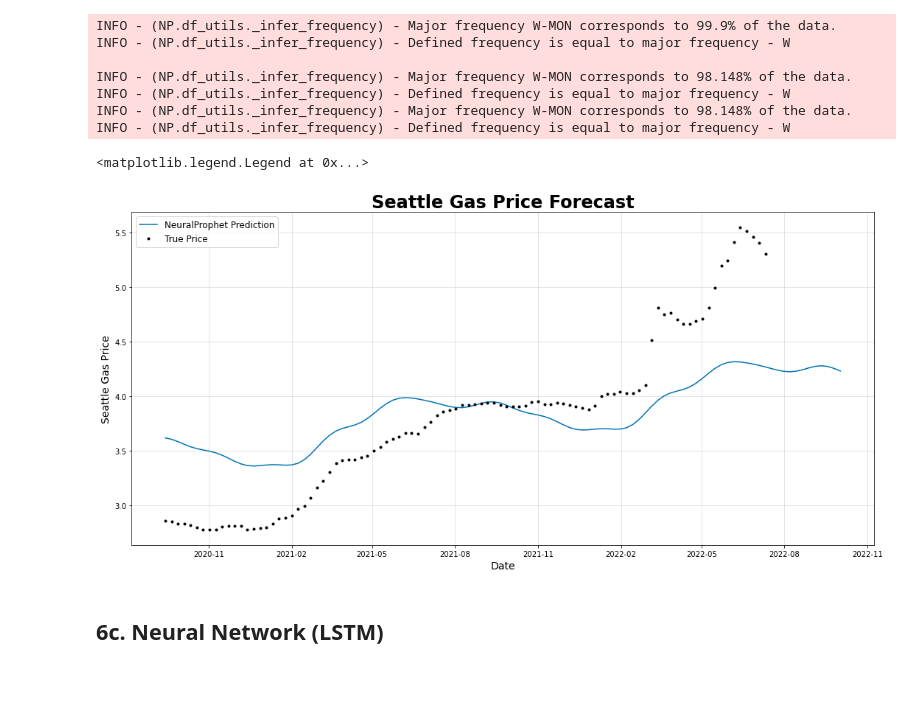
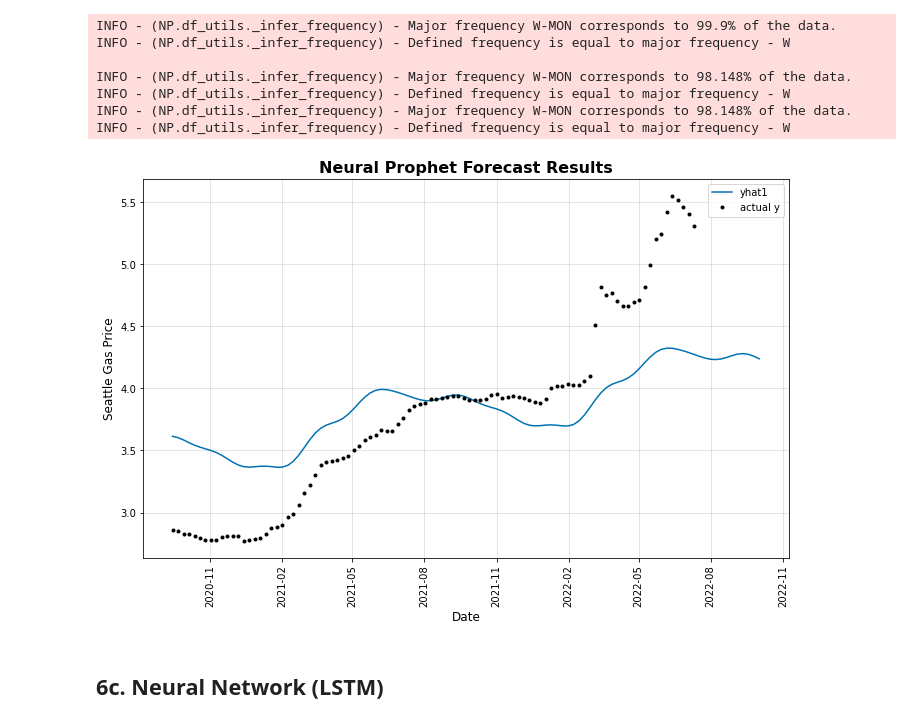
Before and after one commit to chrisprasanna/Predicting_Seattle_Gas_Prices_with_ML, a Jupyter notebook: Natural_Gas_Stock_Forecast.ipynb, the cells around one changed output. Saved outputs shown, nothing was run; the diff lists cells and outputs as text; code cells hidden in the pictures; blank space fills up the shorter version.

Commit message:
updated neural prophet plots and added model metric comparison table

```diff
--- a/Natural_Gas_Stock_Forecast.ipynb
+++ b/Natural_Gas_Stock_Forecast.ipynb
@@ -1034,8 +1110,8 @@ log-SmoothL1Loss
 # %%
 # fig = model.plot(model2.predict(df))
-fig, ax = plt.subplots(figsize=(15, 7))
-model.plot(model.predict(df), ax=ax)
-ax.set_xlabel('Date', fontsize=14)
-ax.set_ylabel('Seattle Gas Price', fontsize=14)
-ax.set_title("Seattle Gas Price Predictions \n (with model re-trained on all available data)", fontsize=24, fontweight="bold")
-ax.legend(labels=['NeuralProphet Prediction', 'True Price'], fontsize=12)
+# fig, ax = plt.subplots(figsize=(15, 7))
+# model.plot(model.predict(df), ax=ax)
+# # ax.set_xlabel('Date', fontsize=14)
+# # ax.set_ylabel('Seattle Gas Price', fontsize=14)
+# # ax.set_title("Seattle Gas Price Predictions \n (with model re-trained on all available data)", fontsize=24, fontweight="bold")
+# ax.legend(labels=['NeuralProphet Prediction', 'True Price'], fontsize=12)
@@ -1058,17 +1127,19 @@ INFO - (NP.df_utils._infer_frequency) - Defined frequency is equal to major freq
 INFO - (NP.df_utils._infer_frequency) - Major frequency W-MON corresponds to 98.148% of the data.
 INFO - (NP.df_utils._infer_frequency) - Defined frequency is equal to major frequency - W
 # %%
-# fig = model2.plot(forecast)
+fig = model2.plot(forecast)
+ax.legend(labels=['NeuralProphet Prediction', 'True Price'], fontsize=12)
 
-fig, ax = plt.subplots(figsize=(15, 7))
-model.plot(forecast, ax=ax)
-ax.set_xlabel('Date', fontsize=14)
-ax.set_ylabel('Seattle Gas Price', fontsize=14)
-ax.set_title("Seattle Gas Price Forecast", fontsize=24, fontweight="bold")
-ax.legend(labels=['NeuralProphet Prediction', 'True Price'], fontsize=12)
+# setting x limit. date range to plot
+ax.set_xlim(pd.to_datetime(['2020-01-01', '2022-12-31']))
+plt.xlabel('Date', fontsize=12)
+plt.ylabel('Seattle Gas Price', fontsize=12)
+plt.title("Neural Prophet Forecast Results", fontsize=16, fontweight="bold")
+plt.xticks(rotation='vertical')
+plt.legend()
+plt.show()
 # %% [output]
-<matplotlib.legend.Legend at 0x...>
-[figure, old version]
+[figure, new version]
 # %% [markdown]
 ## 6c. Neural Network (LSTM)
 # %% [markdown]
```
Also changed, not shown: parts of 51 cells of this notebook.
